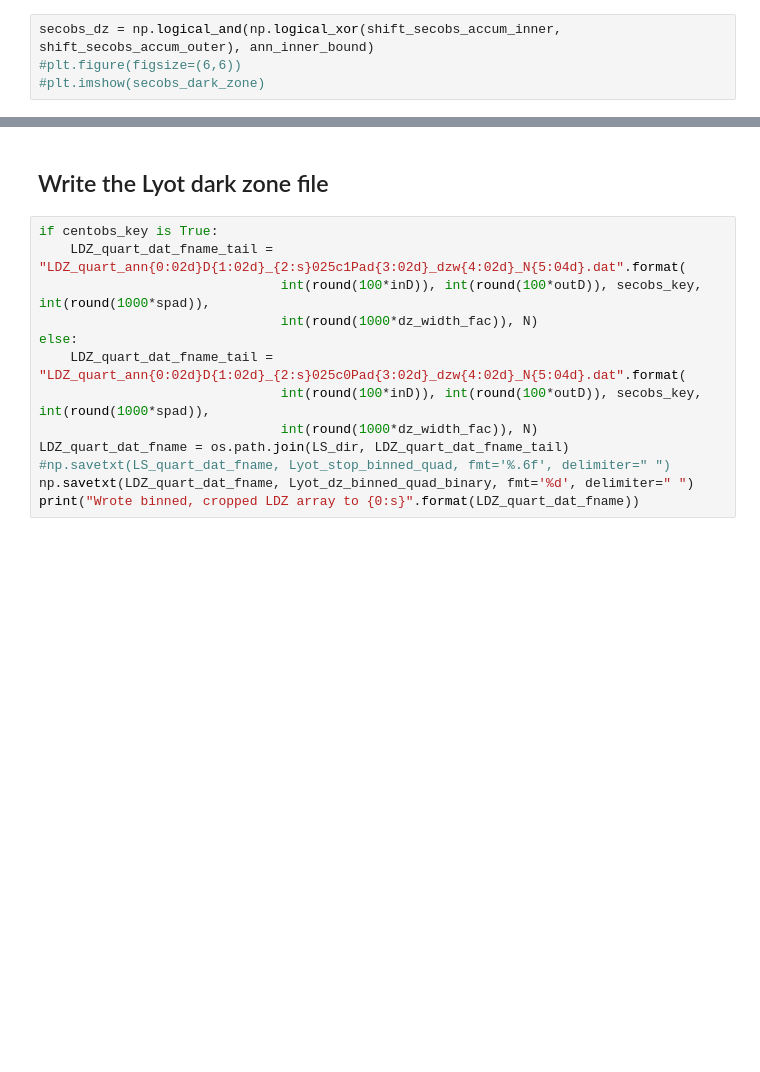
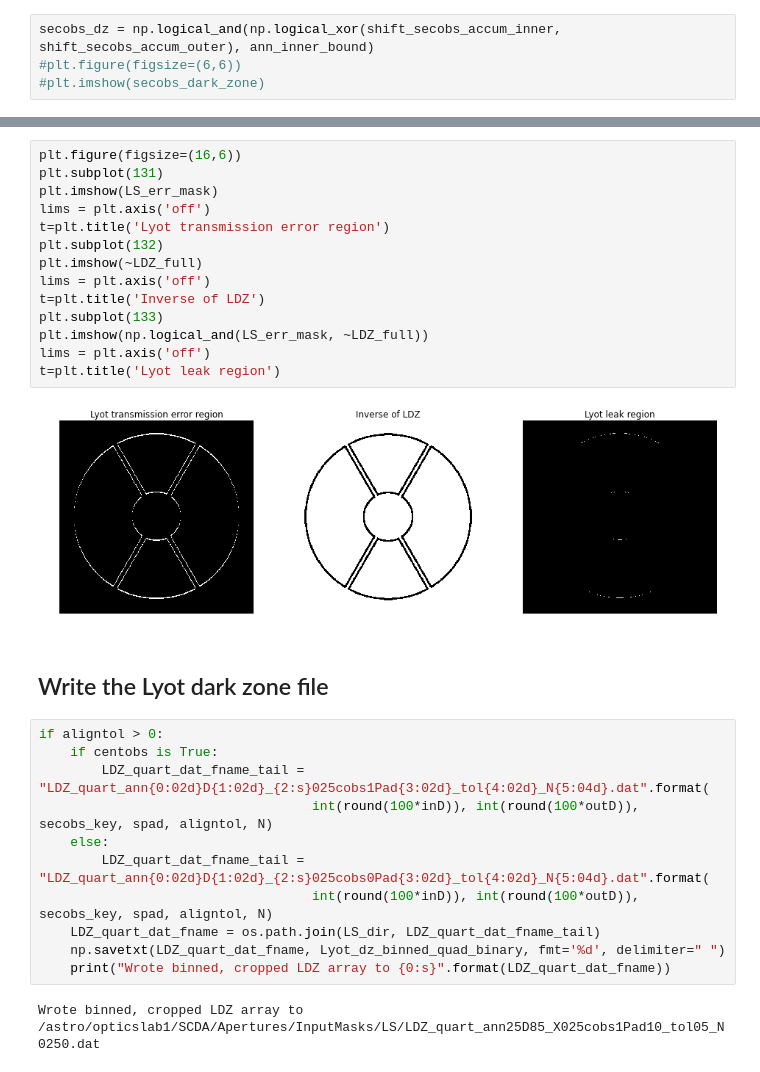
Before and after one commit to neilzim/SCDA, a Jupyter notebook: make_Lyotstop_obs1.ipynb, the cells around one changed output, grey strips where cells are left out. Cells and saved outputs as stored; diff of their text form; blank space fills up the shorter version.

```diff
--- a/make_Lyotstop_obs1.ipynb
+++ b/make_Lyotstop_obs1.ipynb
@@ -211,15 +280,31 @@ plt.axis('off')
+# %%
+plt.figure(figsize=(16,6))
+plt.subplot(131)
+plt.imshow(LS_err_mask)
+lims = plt.axis('off')
+t=plt.title('Lyot transmission error region')
+plt.subplot(132)
+plt.imshow(~LDZ_full)
+lims = plt.axis('off')
+t=plt.title('Inverse of LDZ')
+plt.subplot(133)
+plt.imshow(np.logical_and(LS_err_mask, ~LDZ_full))
+lims = plt.axis('off')
+t=plt.title('Lyot leak region')
+# %% [output]
+[figure, added]
 # %% [markdown]
 ## Write the Lyot dark zone file
 # %%
-if centobs_key is True:
-    LDZ_quart_dat_fname_tail = "LDZ_quart_ann{0:02d}D{1:02d}_{2:s}025c1Pad{3:02d}_dzw{4:02d}_N{5:04d}.dat".format(
-                               int(round(100*inD)), int(round(100*outD)), secobs_key, int(round(1000*spad)),
-                               int(round(1000*dz_width_fac)), N)
-else:
-    LDZ_quart_dat_fname_tail = "LDZ_quart_ann{0:02d}D{1:02d}_{2:s}025c0Pad{3:02d}_dzw{4:02d}_N{5:04d}.dat".format(
-                               int(round(100*inD)), int(round(100*outD)), secobs_key, int(round(1000*spad)),
-                               int(round(1000*dz_width_fac)), N)
-LDZ_quart_dat_fname = os.path.join(LS_dir, LDZ_quart_dat_fname_tail)
-#np.savetxt(LS_quart_dat_fname, Lyot_stop_binned_quad, fmt='%.6f', delimiter=" ")
-np.savetxt(LDZ_quart_dat_fname, Lyot_dz_binned_quad_binary, fmt='%d', delimiter=" ")
-print("Wrote binned, cropped LDZ array to {0:s}".format(LDZ_quart_dat_fname))
+if aligntol > 0:
+    if centobs is True:
+        LDZ_quart_dat_fname_tail = "LDZ_quart_ann{0:02d}D{1:02d}_{2:s}025cobs1Pad{3:02d}_tol{4:02d}_N{5:04d}.dat".format(
+                                   int(round(100*inD)), int(round(100*outD)), secobs_key, spad, aligntol, N)
+    else:
+        LDZ_quart_dat_fname_tail = "LDZ_quart_ann{0:02d}D{1:02d}_{2:s}025cobs0Pad{3:02d}_tol{4:02d}_N{5:04d}.dat".format(
+                                   int(round(100*inD)), int(round(100*outD)), secobs_key, spad, aligntol, N)
+    LDZ_quart_dat_fname = os.path.join(LS_dir, LDZ_quart_dat_fname_tail)
+    np.savetxt(LDZ_quart_dat_fname, Lyot_dz_binned_quad_binary, fmt='%d', delimiter=" ")
+    print("Wrote binned, cropped LDZ array to {0:s}".format(LDZ_quart_dat_fname))
+# %% [output]
+Wrote binned, cropped LDZ array to /astro/opticslab1/SCDA/Apertures/InputMasks/LS/LDZ_quart_ann25D85_X025cobs1Pad10_tol05_N0250.dat
```
Also changed, not shown: parts of 21 cells of this notebook, 2 other files.
